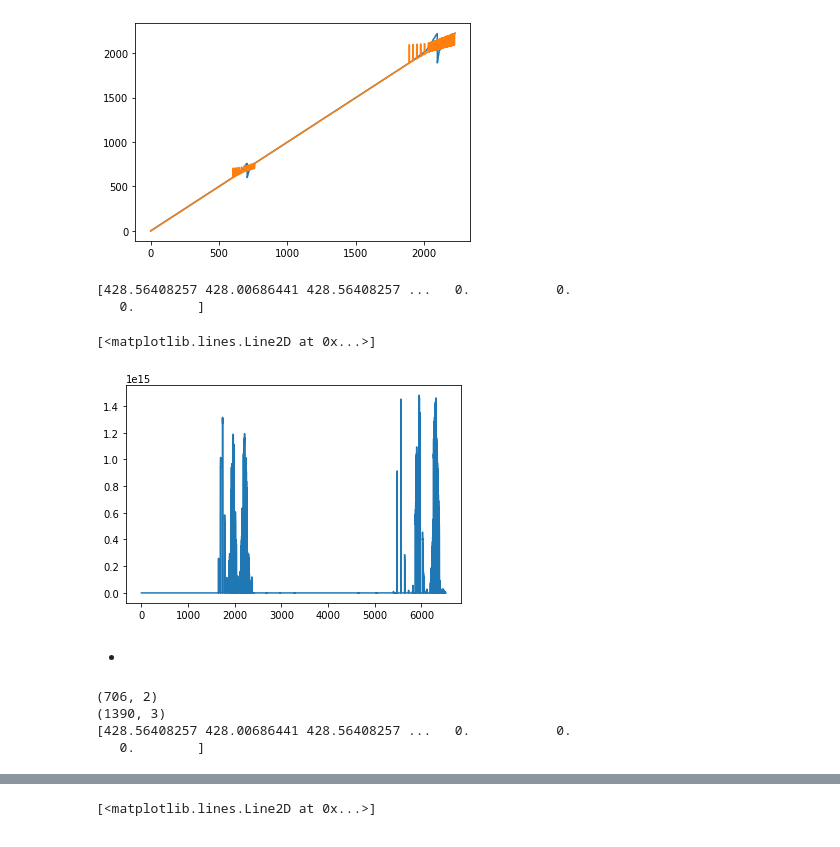
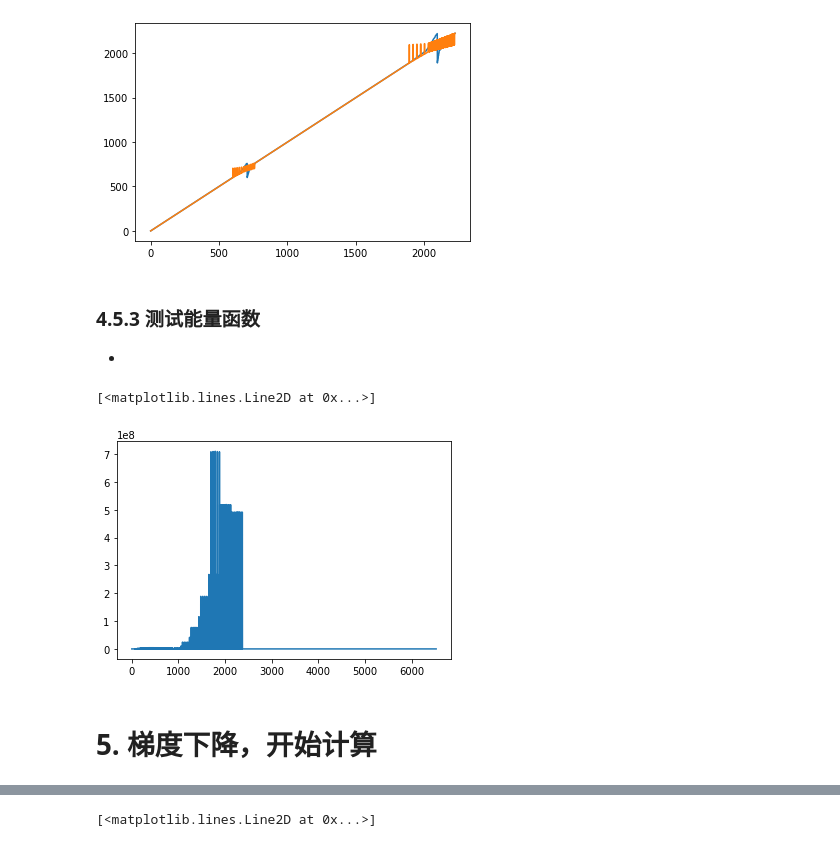
Before and after one commit to Roy-Kid/jax-in-practice, a Jupyter notebook: code/chapter10/main.ipynb, the cells around one changed output, grey strips where cells are left out. Saved outputs shown, nothing was run; the diff lists cells and outputs as text; code cells hidden in the pictures.

```diff
--- a/code/chapter10/main.ipynb
+++ b/code/chapter10/main.ipynb
@@ -487,7 +487,7 @@ print(pos_array.shape)
 <font color=white size=4 face=雅黑>无约束条件下能量函数的生成</font>
 # %%
 
-def gen_net_energy(net: Graph):
+def gen_net_energy(net: Graph, summing=True):
     adjacent_idx1 = [e.v1.info.idx for e in net.edge_list]
     adjacent_idx2 = [e.v2.info.idx for e in net.edge_list]
 
@@ -497,10 +497,8 @@ def gen_net_energy(net: Graph):
         v2_array = pos_array[adjacent_idx2,:]  # (nedge, 3)
         length_array = jnp.sum((v1_array - v2_array)**2, axis=-1) ** 0.5  # (nedge,)：实际连接索们的长度
         ene = edges_energy(length_array, init_length_array)
-        # return jnp.sum(ene)
+
+        if summing:
+            return jnp.sum(ene)
         return ene
     return net_energy
-
-net_energy = gen_net_energy(FASTnet)  # 无约束条件下能量的计算函数
-ene_unrestricted = net_energy(pos_array)
-print(ene_unrestricted)
@@ -566,43 +572,29 @@ def gen_net_energy_restricted(energy_fcn:Callable, calc_z_working:Callable):
 
         # 将 pos_array 按照原本的顺序排列
         pos_array_ordered = pos_array[vertex_index_list_inverse, :]
-        # pos_array_ordered = pos_array
 
         # 计算得到能量函数
         ene = energy_fcn(pos_array_ordered)
         return ene
     return net_energy_restricted
-
-net_energy_restricted = gen_net_energy_restricted(net_energy, calc_z) # 有约束条件下能量的计算函数
-
-working_xy_array = jnp.array([[v.x, v.y] for v in vertex_list_working])
-idling_pos_array = jnp.array([[v.z, v.y, v.z] for v in vertex_list_idling])
-# print(working_xy_array.shape)
-# print(idling_pos_array.shape)
-
-print(net_energy_restricted(working_xy_array=working_xy_array, idling_pos_array=idling_pos_array))
-plt.plot(net_energy_restricted(working_xy_array=working_xy_array, idling_pos_array=idling_pos_array))
-# %% [output]
-[428.56408257 428.00686441 428.56408257 ...   0.           0.
-   0.        ]
-[<matplotlib.lines.Line2D at 0x...>]
-[figure, removed]
 # %% [markdown]
+### 4.5.3 测试能量函数
 - <font color=white size=4 face=雅黑>测试</font>
 # %%
 # 之前已经得到的list:
 #   工作区： vertex_list_working
 #   过渡区： vertex_list_idling
 #   固定区： vertex_list_fixing
 
 working_xy_array = jnp.array([[v.x, v.y] for v in vertex_list_working])
-idling_pos_array = jnp.array([[v.z, v.y, v.z] for v in vertex_list_idling])
-print(working_xy_array.shape)
-print(idling_pos_array.shape)
+idling_pos_array = jnp.array([[v.x, v.y, v.z] for v in vertex_list_idling])
 
-print(net_energy_restricted(working_xy_array=working_xy_array, idling_pos_array=idling_pos_array))
+# 能量分布可视化
+net_energy = gen_net_energy(FASTnet, summing=False)
+net_energy_restricted = gen_net_energy_restricted(net_energy, calc_z) # 有约束条件下能量的计算函数
+plt.plot(net_energy_restricted(working_xy_array=working_xy_array, idling_pos_array=idling_pos_array))
 # %% [output]
-(706, 2)
-(1390, 3)
-[428.56408257 428.00686441 428.56408257 ...   0.           0.
-   0.        ]
+[<matplotlib.lines.Line2D at 0x...>]
+[figure, added]
+# %% [markdown]
+# 5. 梯度下降，开始计算
```
Also changed, not shown: parts of 14 cells of this notebook, 1 other file.
